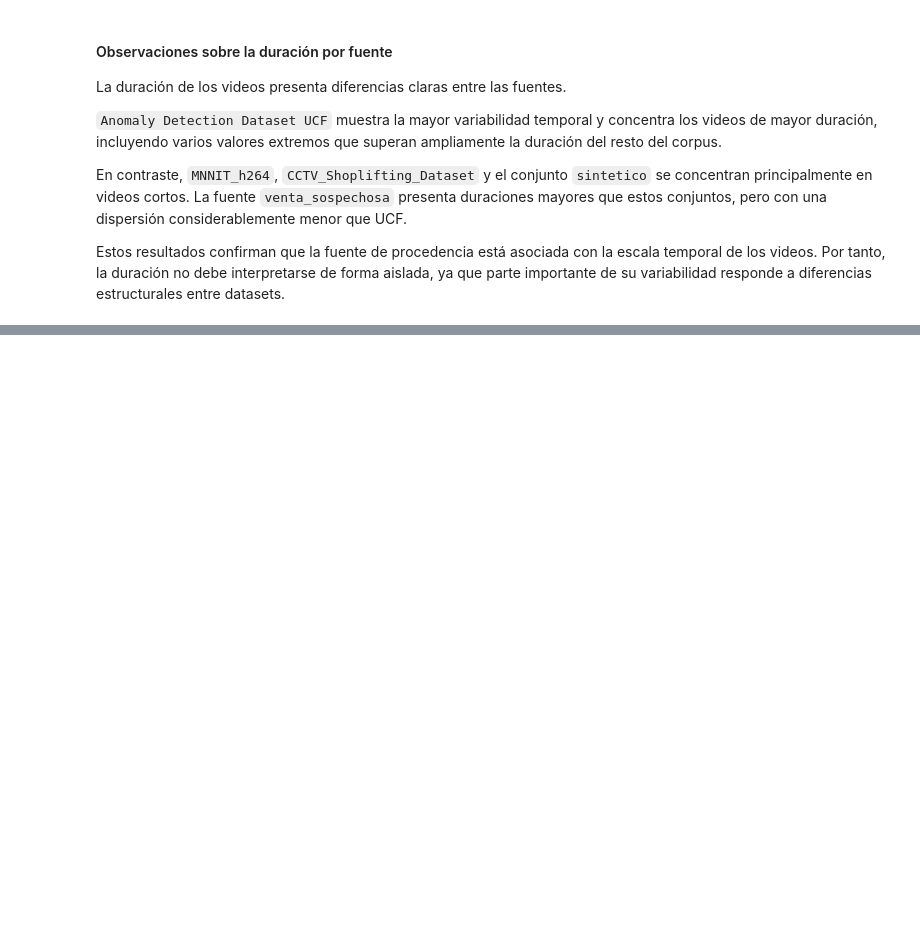
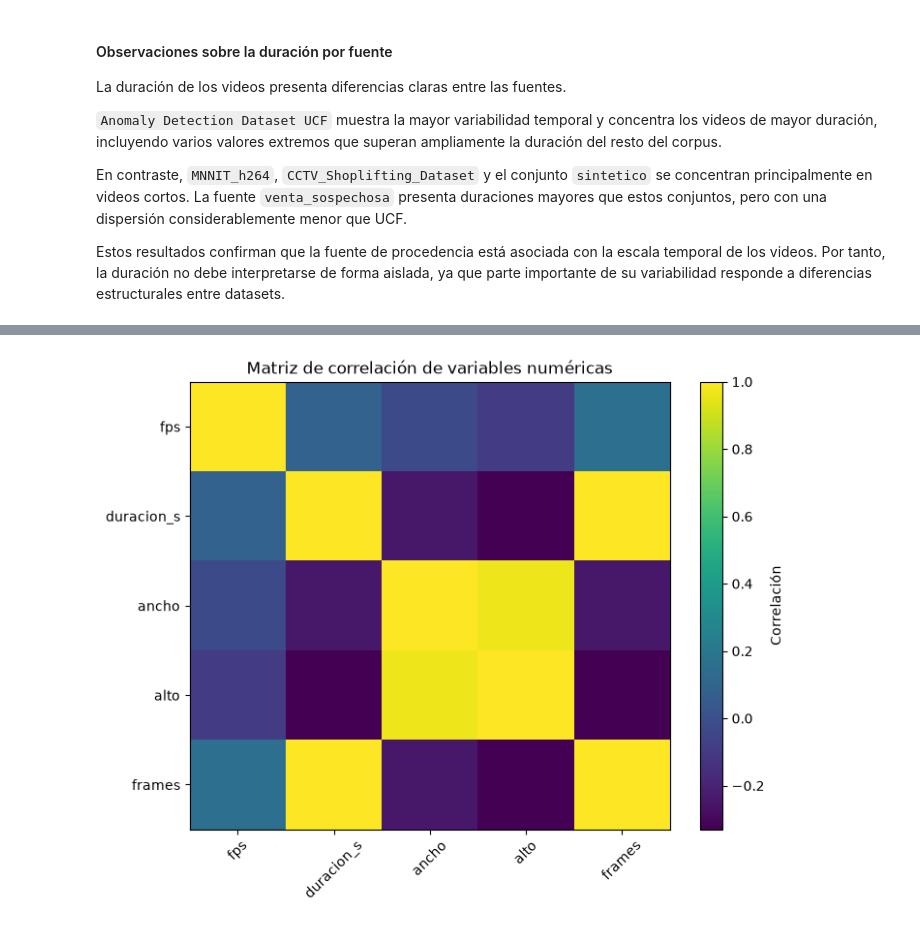
Before and after one commit to joseluistinajero/MNA---Proyecto-Integrador, a Jupyter notebook: Notebooks/Avance1_Equipo41.ipynb, the cells around one changed output, grey strips where cells are left out. Cells and saved outputs as stored; diff of their text form; code cells hidden in the pictures; blank space fills up the shorter version.

```diff
--- a/Notebooks/Avance1_Equipo41.ipynb
+++ b/Notebooks/Avance1_Equipo41.ipynb
@@ -674,0 +679,12 @@ Estos resultados confirman que la fuente de procedencia está asociada con la es
+# %%
+variables_correlacion = [
+    "fps",
+    "duracion_s",
+    "ancho",
+    "alto",
+    "frames"
+]
+
+matriz_correlacion = df[variables_correlacion].corr()
+
+matriz_correlacion.round(2)
@@ -674,0 +698,26 @@ Estos resultados confirman que la fuente de procedencia está asociada con la es
+# %%
+plt.figure(figsize=(8, 6))
+
+plt.imshow(
+    matriz_correlacion,
+    aspect="auto"
+)
+
+plt.colorbar(label="Correlación")
+
+plt.xticks(
+    range(len(variables_correlacion)),
+    variables_correlacion,
+    rotation=45
+)
+
+plt.yticks(
+    range(len(variables_correlacion)),
+    variables_correlacion
+)
+
+plt.title("Matriz de correlación de variables numéricas")
+
+plt.show()
+# %% [output]
+[figure, added]
```
Also changed, not shown: parts of 12 cells of this notebook.
